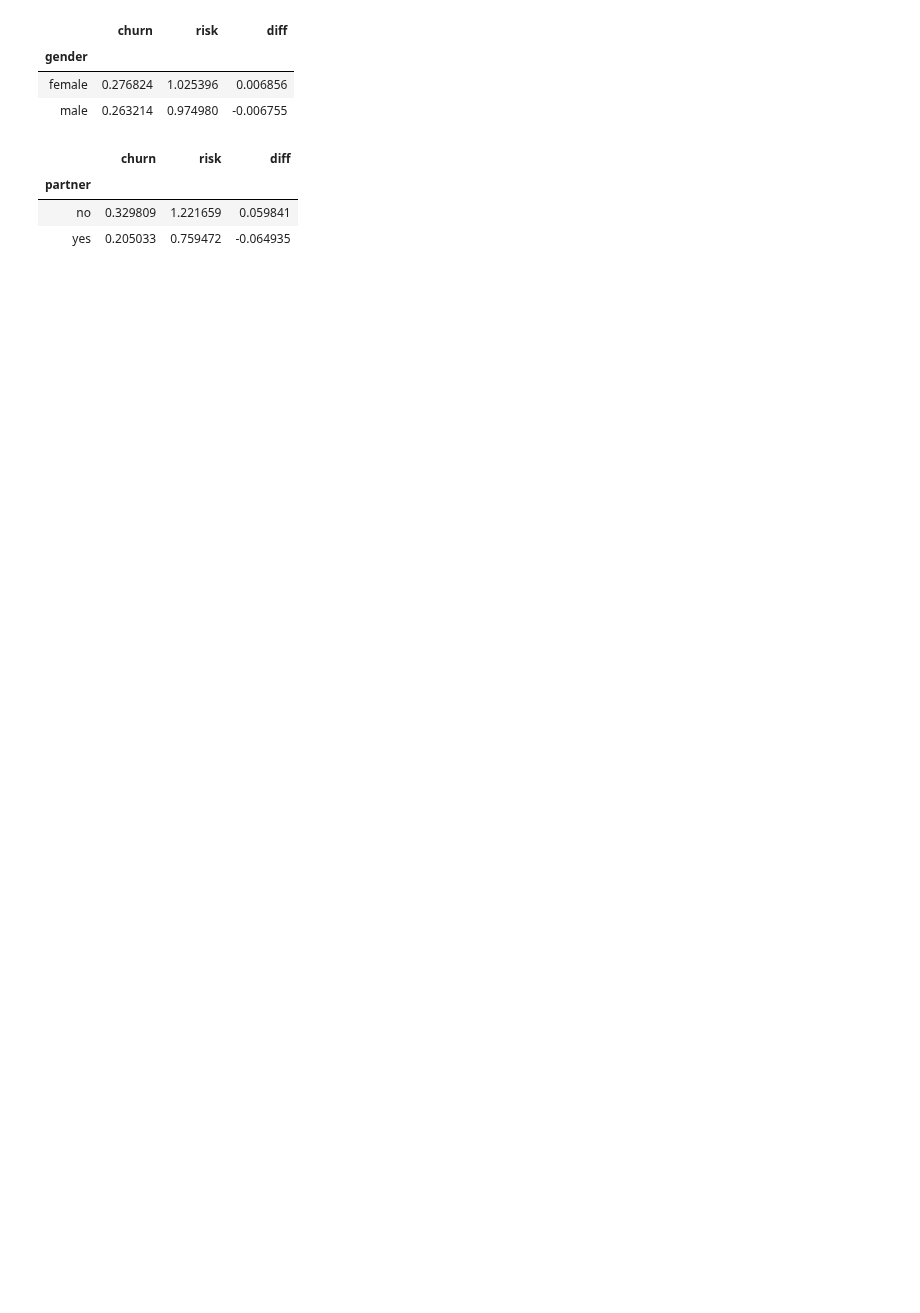
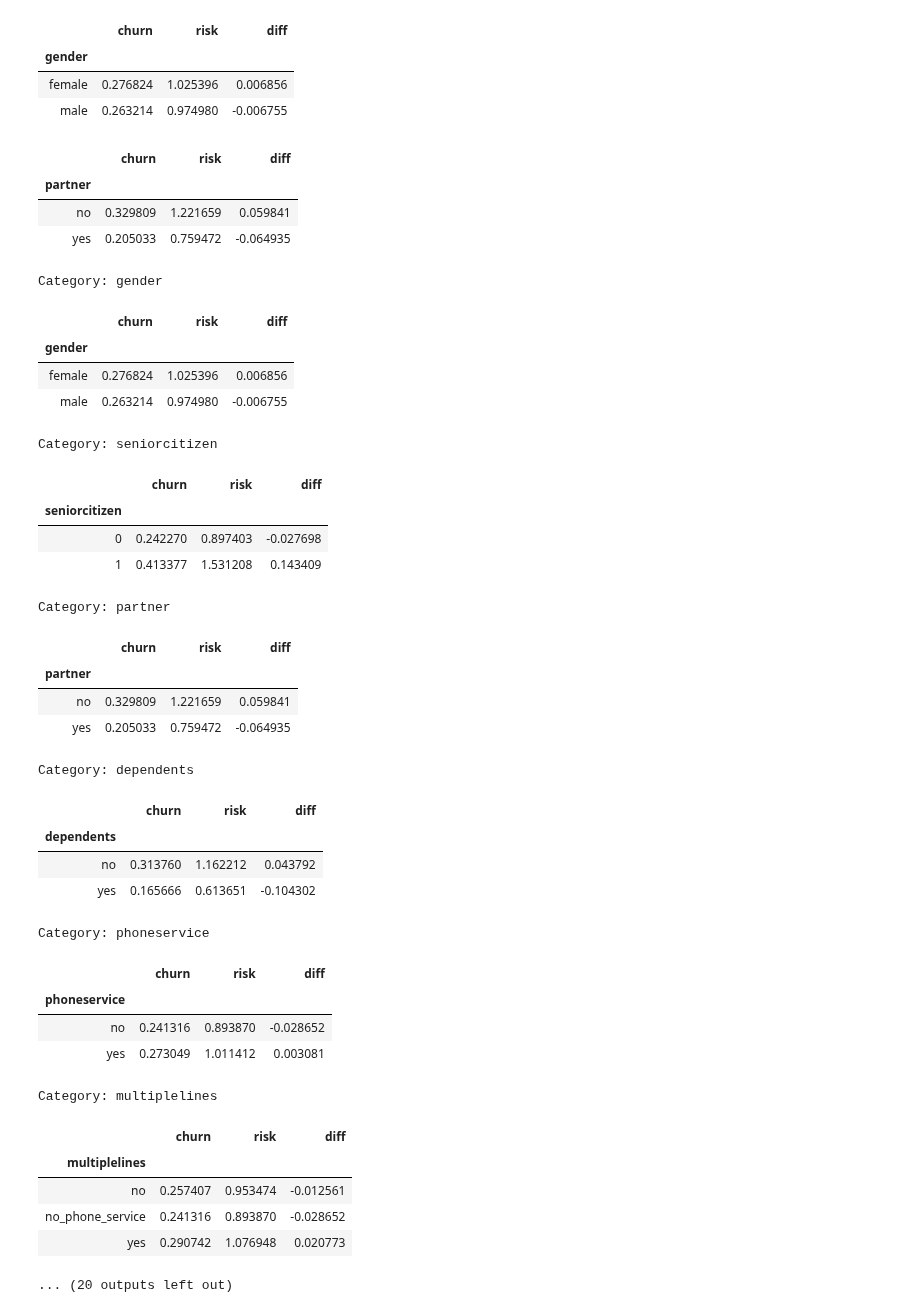
Before and after one commit to anjanavasudevan/DataTalks-ML-Course, a Jupyter notebook: Week3/excercise.ipynb, the cells around one changed output. Cells and saved outputs as stored; diff of their text form; code cells hidden in the pictures; blank space fills up the shorter version.

Commit message:
check relation between input and output parameters

```diff
--- a/Week3/excercise.ipynb
+++ b/Week3/excercise.ipynb
@@ -357,3 +361,45 @@ churn_partner
 | partner |  |  |  |
 | no | 0.329809 | 1.221659 | 0.059841 |
 | yes | 0.205033 | 0.759472 | -0.064935 |
+# %%
+# View for all categorrical data
+for column in categorical_columns:
+    print("Category: {}".format(column))
+    category = df_full_train[[column, 'churn']].groupby(column).mean()
+    category['risk'] = category['churn'] / overall_churn_rate
+    category['diff'] = category['churn'] - overall_churn_rate
+    display(category)
+    print()
+# %% [output]
+Category: gender
+|  | churn | risk | diff |
+| gender |  |  |  |
+| female | 0.276824 | 1.025396 | 0.006856 |
+| male | 0.263214 | 0.974980 | -0.006755 |
+Category: seniorcitizen
+|  | churn | risk | diff |
+| seniorcitizen |  |  |  |
+| 0 | 0.242270 | 0.897403 | -0.027698 |
+| 1 | 0.413377 | 1.531208 | 0.143409 |
+Category: partner
+|  | churn | risk | diff |
+| partner |  |  |  |
+| no | 0.329809 | 1.221659 | 0.059841 |
+| yes | 0.205033 | 0.759472 | -0.064935 |
+Category: dependents
+|  | churn | risk | diff |
+| dependents |  |  |  |
+| no | 0.313760 | 1.162212 | 0.043792 |
+| yes | 0.165666 | 0.613651 | -0.104302 |
+Category: phoneservice
+|  | churn | risk | diff |
+| phoneservice |  |  |  |
+| no | 0.241316 | 0.893870 | -0.028652 |
+| yes | 0.273049 | 1.011412 | 0.003081 |
+Category: multiplelines
+|  | churn | risk | diff |
+| multiplelines |  |  |  |
+| no | 0.257407 | 0.953474 | -0.012561 |
+| no_phone_service | 0.241316 | 0.893870 | -0.028652 |
+| yes | 0.290742 | 1.076948 | 0.020773 |
+... (20 outputs left out)
```
Also changed, not shown: parts of 7 cells of this notebook.
